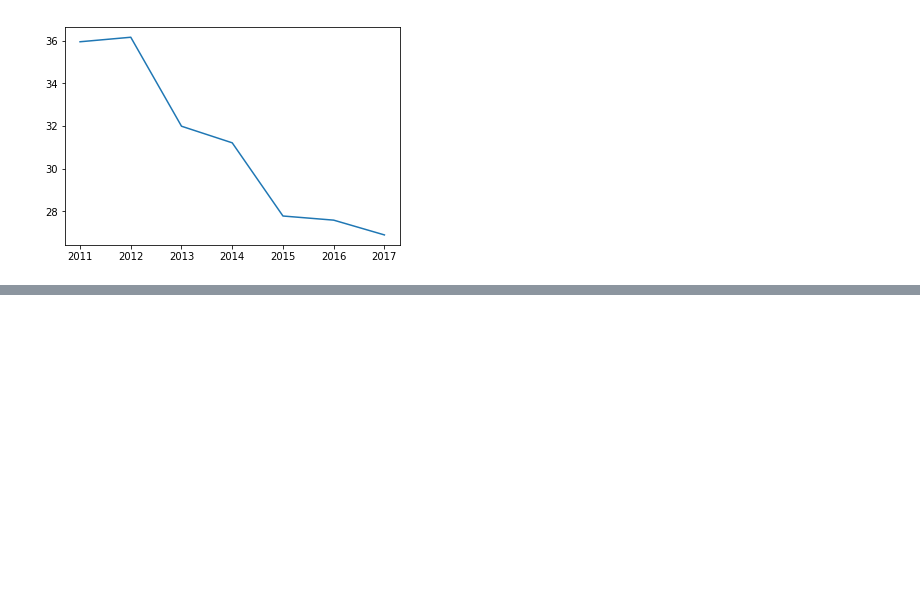
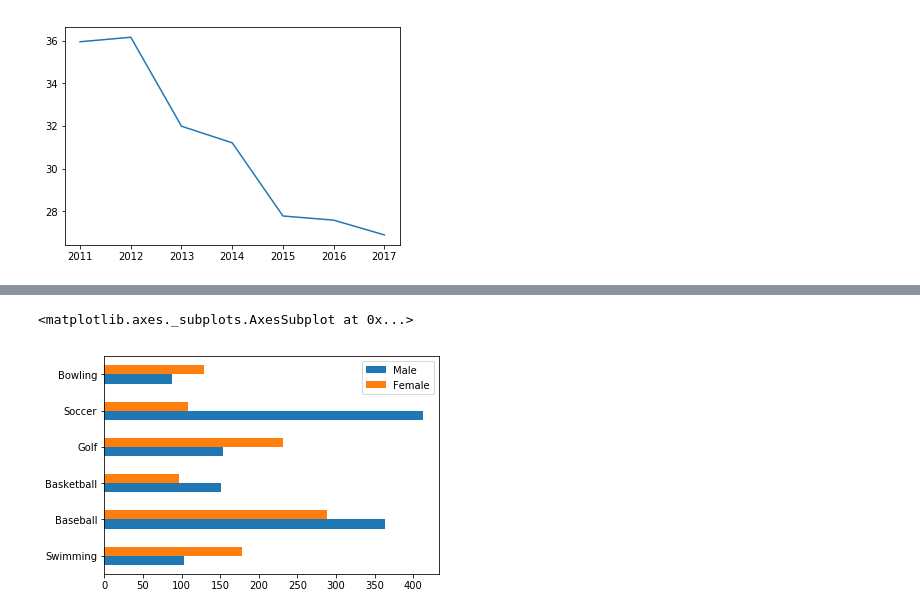
Before and after one commit to Beomman-Han/machine-learning, a Jupyter notebook: data_science/basic_plots.ipynb, the cells around one changed output, grey strips where cells are left out. Saved outputs shown, nothing was run; the diff lists cells and outputs as text; code cells hidden in the pictures; blank space fills up the shorter version.

```diff
--- a/data_science/basic_plots.ipynb
+++ b/data_science/basic_plots.ipynb
@@ -41,0 +59,5 @@ df['KBS'].plot()
+# %%
+df.plot(kind='barh')
+# %% [output]
+<matplotlib.axes._subplots.AxesSubplot at 0x...>
+[figure, added]
```
Also changed, not shown: parts of 7 cells of this notebook, 1 other file.
